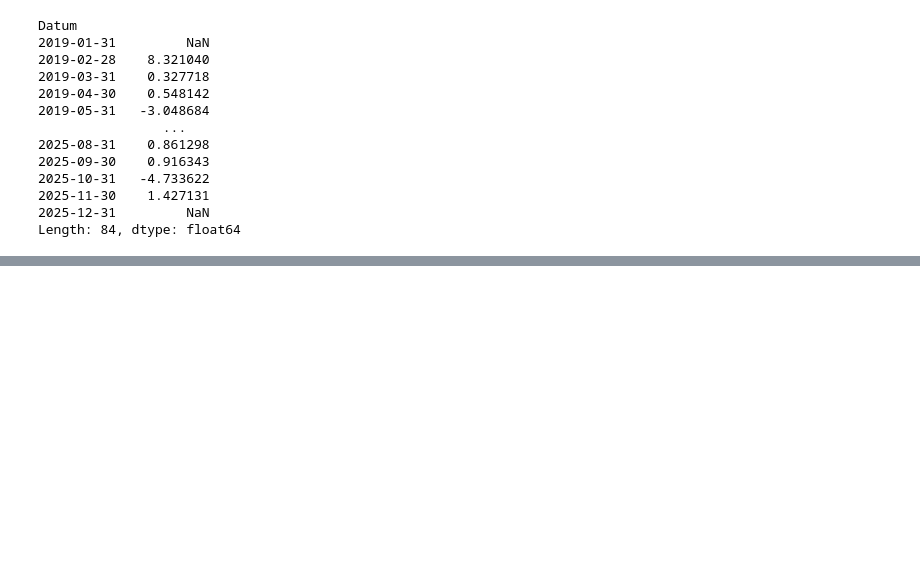
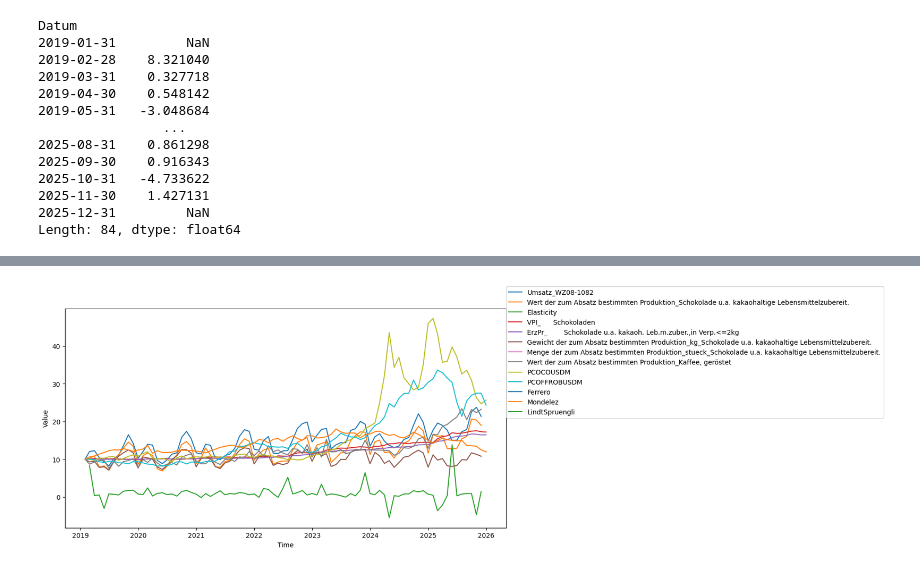
Before and after one commit to salimaabdalla/dpp_projekt_2026, a Jupyter notebook: notebooks/07_estimation_price_elasticity.ipynb, the cells around one changed output, grey strips where cells are left out. Cells and saved outputs as stored; diff of their text form; code cells hidden in the pictures; blank space fills up the shorter version.

```diff
--- a/notebooks/07_estimation_price_elasticity.ipynb
+++ b/notebooks/07_estimation_price_elasticity.ipynb
@@ -128,0 +170,36 @@ Very dynamic price elasticity of chocolates
+# %%
+# more variables to consider:
+income_exmpl = df.iloc[:, 25]
+income_exmpl = income_exmpl / income_exmpl.iloc[0] *10
+import_choc = df.iloc[:, 88]
+import_choc = import_choc / import_choc.iloc[0] *10
+production_weight = df.iloc[:, 126]
+production_weight = production_weight / production_weight.iloc[0] *10
+production_pieces = df.iloc[:, 128]
+production_pieces = production_pieces / production_pieces.iloc[0] *10
+coffee_demand = df.iloc[:, 144]
+coffee_demand = coffee_demand / coffee_demand.iloc[0] *10
+shares = df.iloc[:, [166, 167, 168, 169, 170]]
+shares = shares / shares.iloc[0] *10
+# %%
+# plotting all variables together
+plt.figure(figsize=(12, 6))
+plt.plot(demand, label=df.iloc[:, 45].name)
+plt.plot(price, label=df.iloc[:, 122].name)
+plt.plot(elasticity, label='Elasticity')
+plt.plot(household_consumption, label=df.iloc[:, 93].name)
+plt.plot(producer_price, label=df.iloc[:, 78].name)
+plt.plot(production_weight, label=df.iloc[:, 126].name)
+plt.plot(production_pieces, label=df.iloc[:, 128].name)
+plt.plot(coffee_demand, label=df.iloc[:, 144].name)
+plt.plot(shares.iloc[:, 0], label=df.iloc[:, 166].name)
+plt.plot(shares.iloc[:, 1], label=df.iloc[:, 167].name)
+plt.plot(shares.iloc[:, 2], label=df.iloc[:, 168].name)
+plt.plot(shares.iloc[:, 3], label=df.iloc[:, 169].name)
+plt.plot(shares.iloc[:, 4], label=df.iloc[:, 170].name)
+plt.xlabel('Time')
+plt.ylabel('Value')
+plt.legend( loc=(1,0.5), )
+plt.show()
+# %% [output]
+[figure, added]
```
Also changed, not shown: parts of 8 cells of this notebook.
